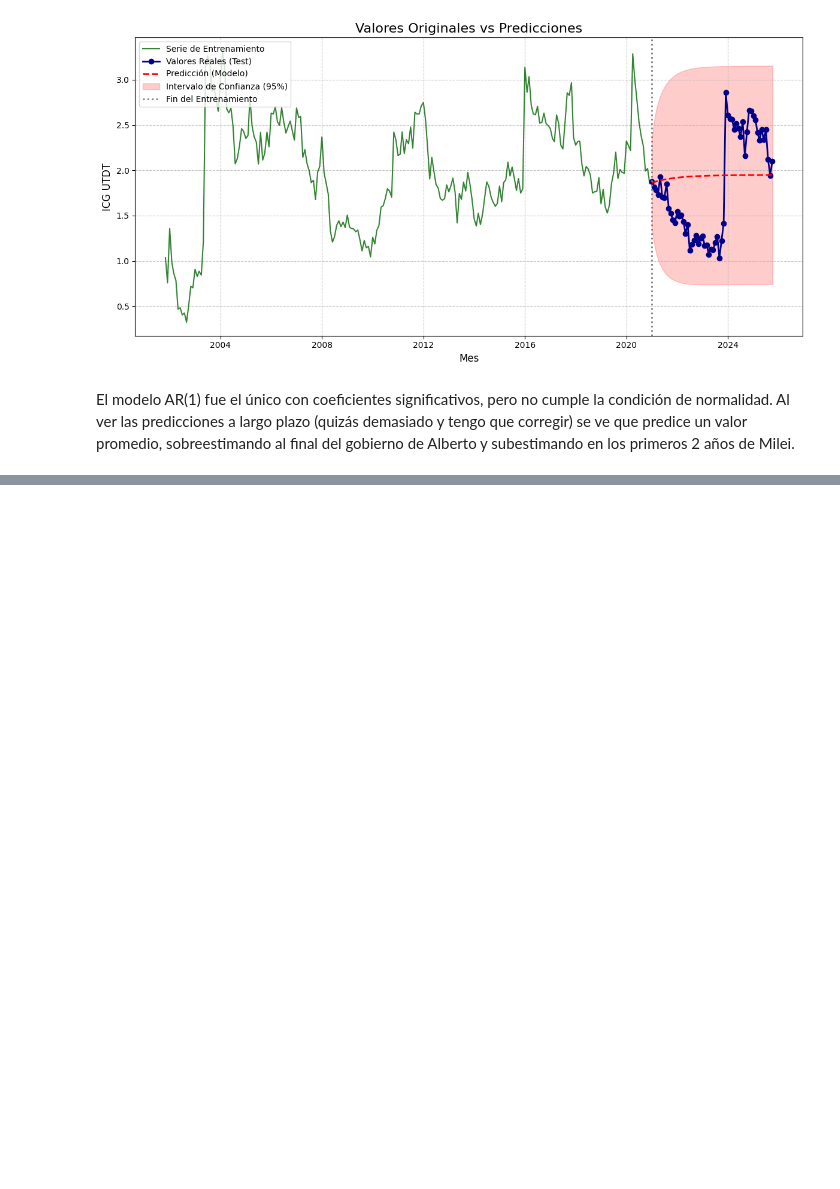
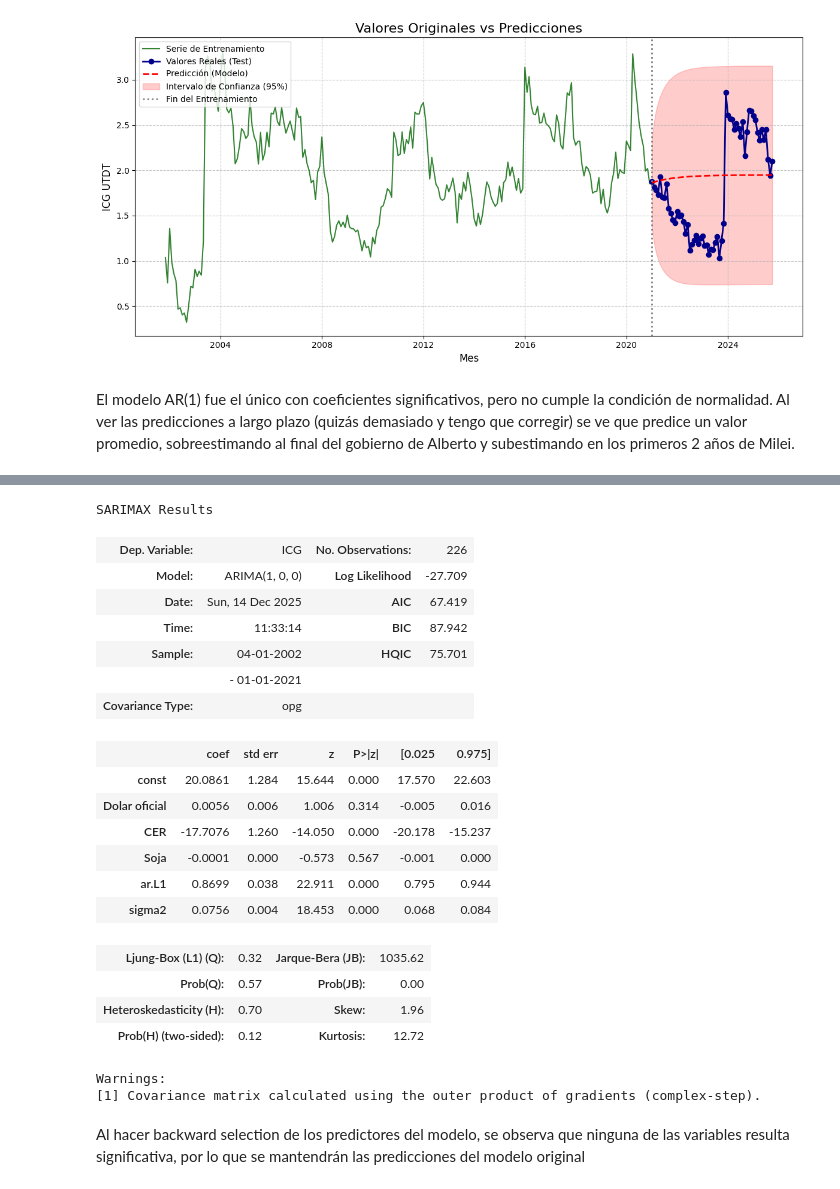
Before and after one commit to josekeh/series_de_tiempo, a Jupyter notebook: src/tp1.ipynb, the cells around one changed output, grey strips where cells are left out. Drawn from its saved outputs; the diff is of its cells as text; code cells hidden in the pictures; blank space fills up the shorter version.

```diff
--- a/src/tp1.ipynb
+++ b/src/tp1.ipynb
@@ -1276,0 +1539,8 @@ Hay que debatir que hacer aca para el ICG y las otras variables porque no todas
+# %%
+# Dividimos en train y test
+# Seleccionamos el primer 80% para train
+full_train = data_completa.iloc[:round(len(data_completa)*.8)]
+# Seleccionamos el 20% restante para test
+full_test = data_completa.iloc[round(len(data_completa)*.8):]
+# Corroboramos que los limites se hayan establecido segun lo planificado
+print(full_train, full_test)
@@ -1276,0 +1565,30 @@ Hay que debatir que hacer aca para el ICG y las otras variables porque no todas
+# %%
+modelo_ARIMAX = sm.tsa.ARIMA(full_train['ICG'], order=(1,0,0), exog=full_train[['Dolar oficial', 'CER', "Soja"]])
+
+resultado_ARIMAX = modelo_ARIMAX.fit()
+
+resultado_ARIMAX.summary()
+# %% [output]
+SARIMAX Results
+| Dep. Variable: | ICG | No. Observations: | 226 |
+| Model: | ARIMA(1, 0, 0) | Log Likelihood | -27.709 |
+| Date: | Sun, 14 Dec 2025 | AIC | 67.419 |
+| Time: | 11:33:14 | BIC | 87.942 |
+| Sample: | 04-01-2002 | HQIC | 75.701 |
+|  | - 01-01-2021 |  |  |
+| Covariance Type: | opg |  |  |
+|  | coef | std err | z | P>|z| | [0.025 | 0.975] |
+| const | 20.0861 | 1.284 | 15.644 | 0.000 | 17.570 | 22.603 |
+| Dolar oficial | 0.0056 | 0.006 | 1.006 | 0.314 | -0.005 | 0.016 |
+| CER | -17.7076 | 1.260 | -14.050 | 0.000 | -20.178 | -15.237 |
+| Soja | -0.0001 | 0.000 | -0.573 | 0.567 | -0.001 | 0.000 |
+| ar.L1 | 0.8699 | 0.038 | 22.911 | 0.000 | 0.795 | 0.944 |
+| sigma2 | 0.0756 | 0.004 | 18.453 | 0.000 | 0.068 | 0.084 |
+| Ljung-Box (L1) (Q): | 0.32 | Jarque-Bera (JB): | 1035.62 |
+| Prob(Q): | 0.57 | Prob(JB): | 0.00 |
+| Heteroskedasticity (H): | 0.70 | Skew: | 1.96 |
+| Prob(H) (two-sided): | 0.12 | Kurtosis: | 12.72 |
+Warnings:
+[1] Covariance matrix calculated using the outer product of gradients (complex-step).
+# %% [markdown]
+Al hacer backward selection de los predictores del modelo, se observa que ninguna de las variables resulta significativa, por lo que se mantendrán las predicciones del modelo original
```
Also changed, not shown: parts of 23 cells of this notebook, 7 other files.
